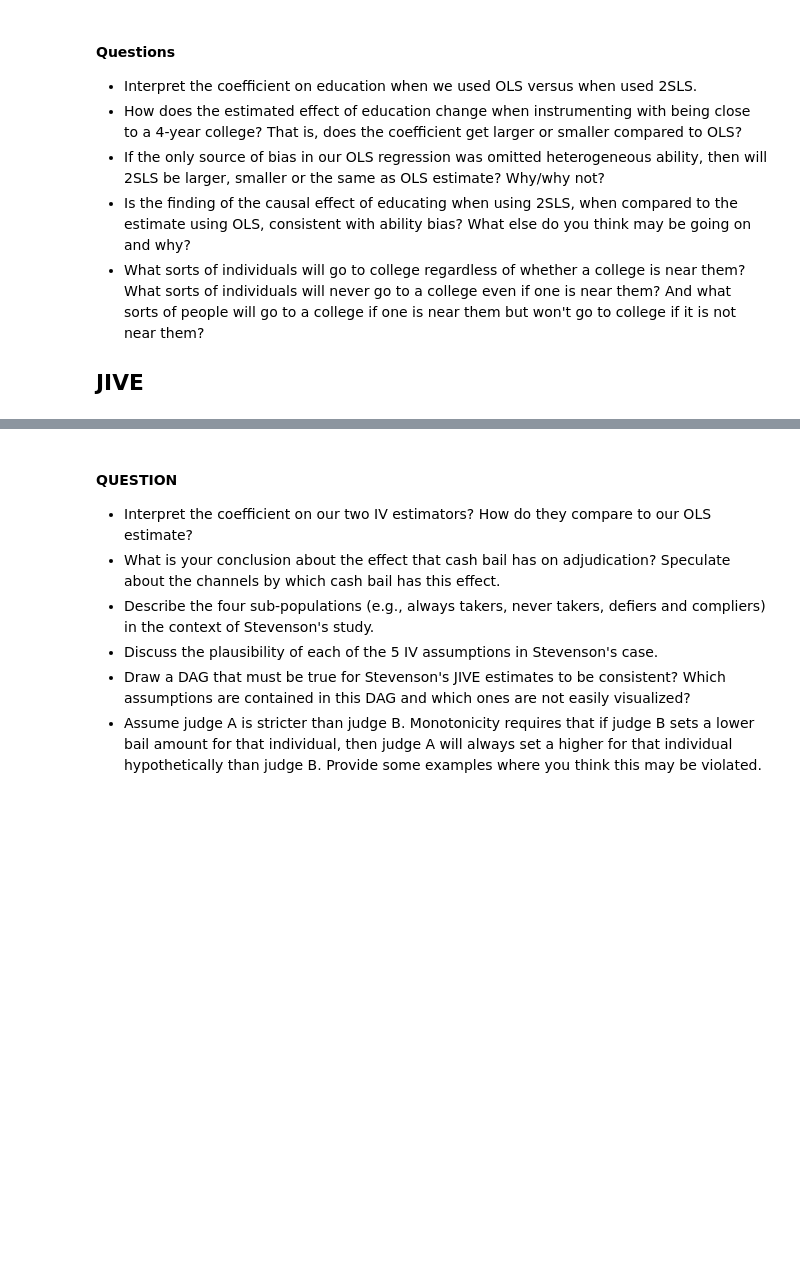
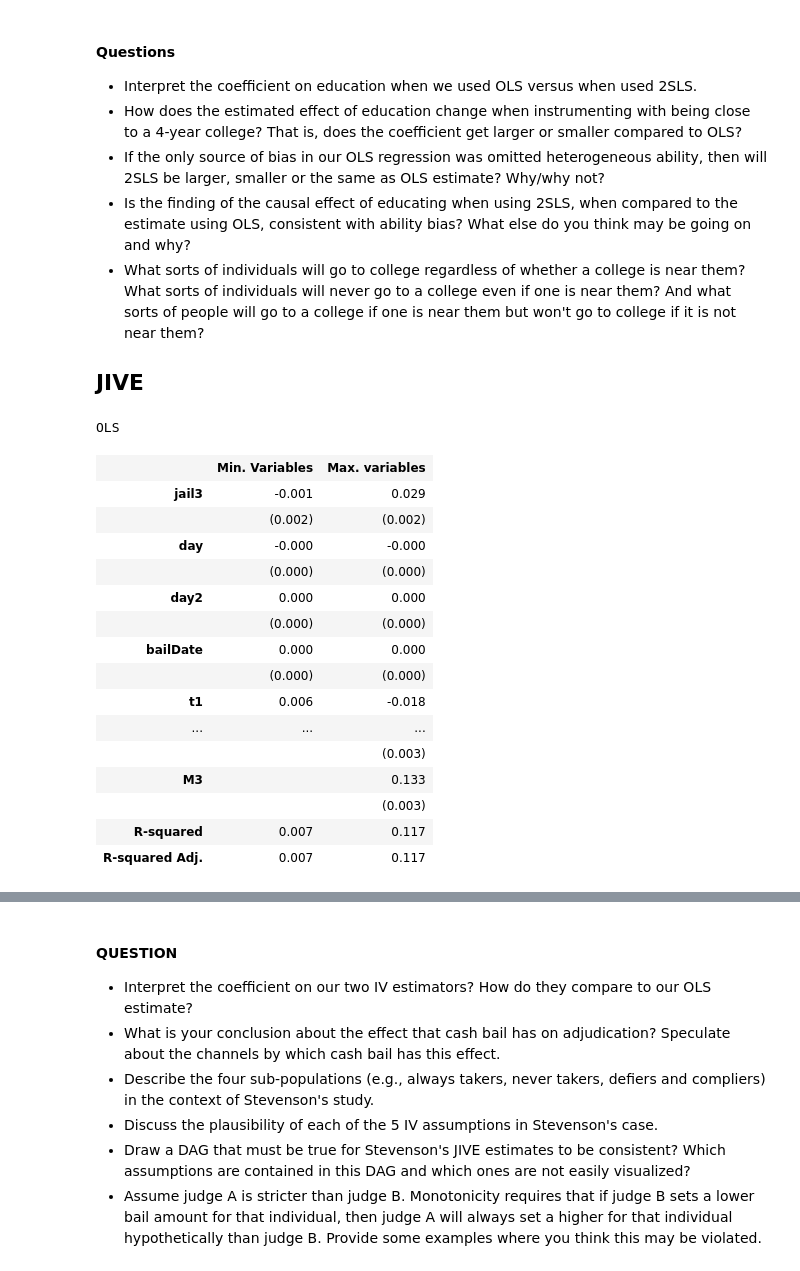
Before and after one commit to causalinfpython/mixtape, a Jupyter notebook: Instrumental_Variables.ipynb, the cells around one changed output, grey strips where cells are left out. Saved outputs shown, nothing was run; the diff lists cells and outputs as text; code cells hidden in the pictures; blank space fills up the shorter version.

```diff
--- a/Instrumental_Variables.ipynb
+++ b/Instrumental_Variables.ipynb
@@ -52,27 +89,49 @@ iv_reg.summary
 # %%
 judge = read_data("judge_fe.dta")
 judge['bailDate'] = (judge['bailDate'] - pd.to_datetime('1970-01-01')).dt.days.values
 
 # grouped variable names from the data set
 judge_pre = "+".join(judge.columns[judge.columns.str.contains('^judge_pre_[1-7]')])
 demo = "+".join(['black', 'age', 'male', 'white'])
 off = "+".join(['fel', 'mis', 'sum', 'F1', 'F2', 'F3', 'M1', 'M2', 'M3', 'M'])
 prior = "+".join(['priorCases', 'priorWI5', 'prior_felChar', 'prior_guilt', 'onePrior', 'threePriors'])
 control2 = "+".join(['day', 'day2', 'bailDate', 't1', 't2', 't3', 't4', 't5'])
 
 #formulas used in the OLS
 min_formula = "guilt ~ jail3 + " + control2
 max_formula = """guilt ~ jail3 + possess + robbery + DUI1st + drugSell +
                 aggAss + {demo} + {prior} + {off} + {control2}""".format(demo=demo,
                                                                         prior=prior,
                                                                         off=off,
                                                                         control2=control2)
 
 #max variables and min variables
 min_ols = sm.OLS.from_formula(min_formula, data = judge).fit()
 max_ols = sm.OLS.from_formula(max_formula, data = judge).fit()
-print("OLS")
-Stargazer([min_ols, max_ols])
+min_ols_est = round(min_ols.params.jail3, 3)
+max_ols_est = round(max_ols.params.jail3, 3)
+
+models = [min_ols, max_ols]
+model_names = ['Min. Variables', 'Max. variables']
+summary_col(models, float_format='%0.3f', model_names = model_names, regressor_order = ('jail3', 'day', 'day2', 'bailDate', 't1', 't2', 't3', 't4', 't5'))
+# %% [output]
+OLS
+|  | Min. Variables | Max. variables |
+| jail3 | -0.001 | 0.029 |
+|  | (0.002) | (0.002) |
+| day | -0.000 | -0.000 |
+|  | (0.000) | (0.000) |
+| day2 | 0.000 | 0.000 |
+|  | (0.000) | (0.000) |
+| bailDate | 0.000 | 0.000 |
+|  | (0.000) | (0.000) |
+| t1 | 0.006 | -0.018 |
+| ... | ... | ... |
+|  |  | (0.003) |
+| M3 |  | 0.133 |
+|  |  | (0.003) |
+| R-squared | 0.007 | 0.117 |
+| R-squared Adj. | 0.007 | 0.117 |
 # %%
 #--- Instrumental Variables Estimations
 #-- 2sls main results
```
Also changed, not shown: parts of 18 cells of this notebook.
